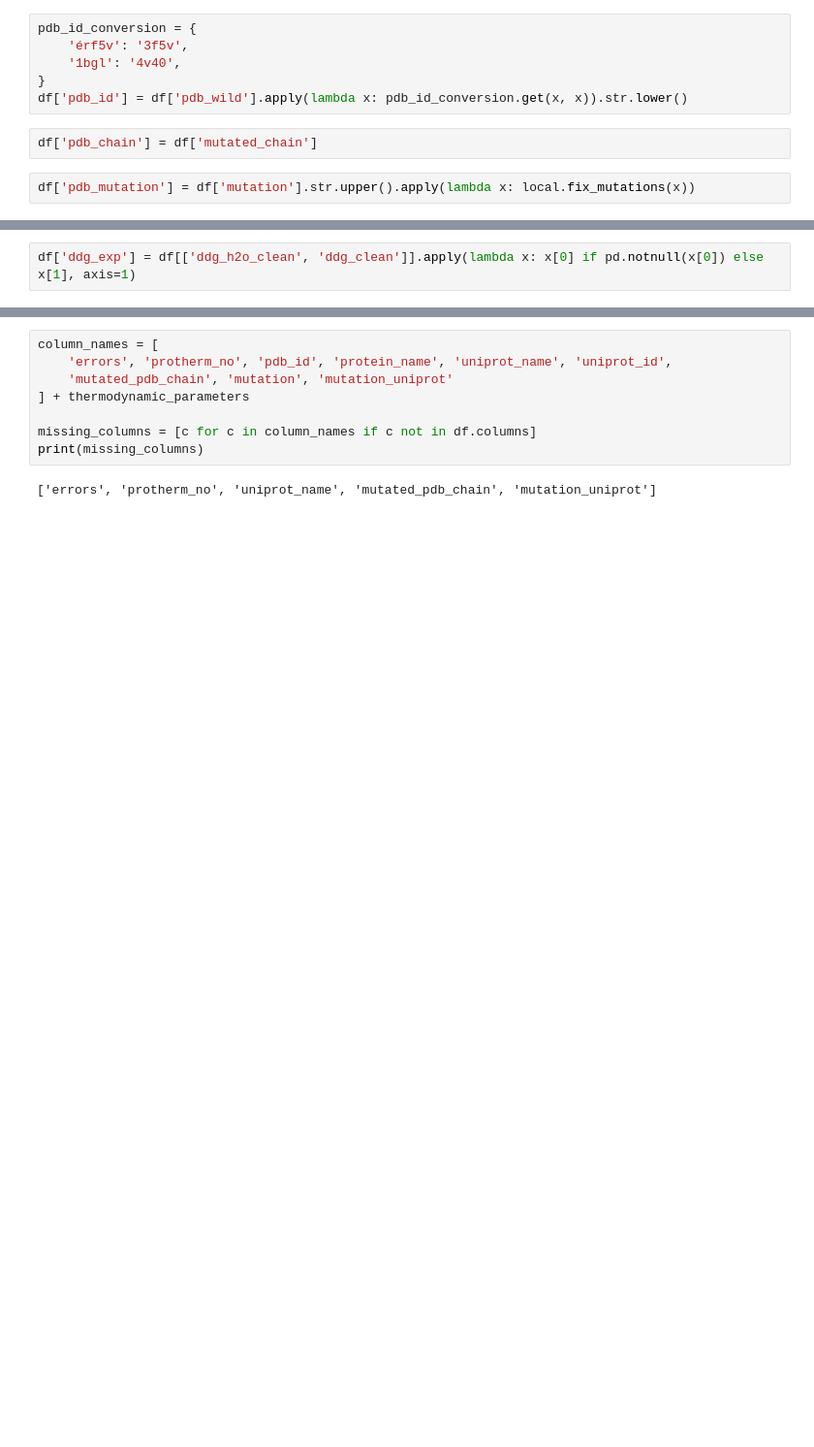
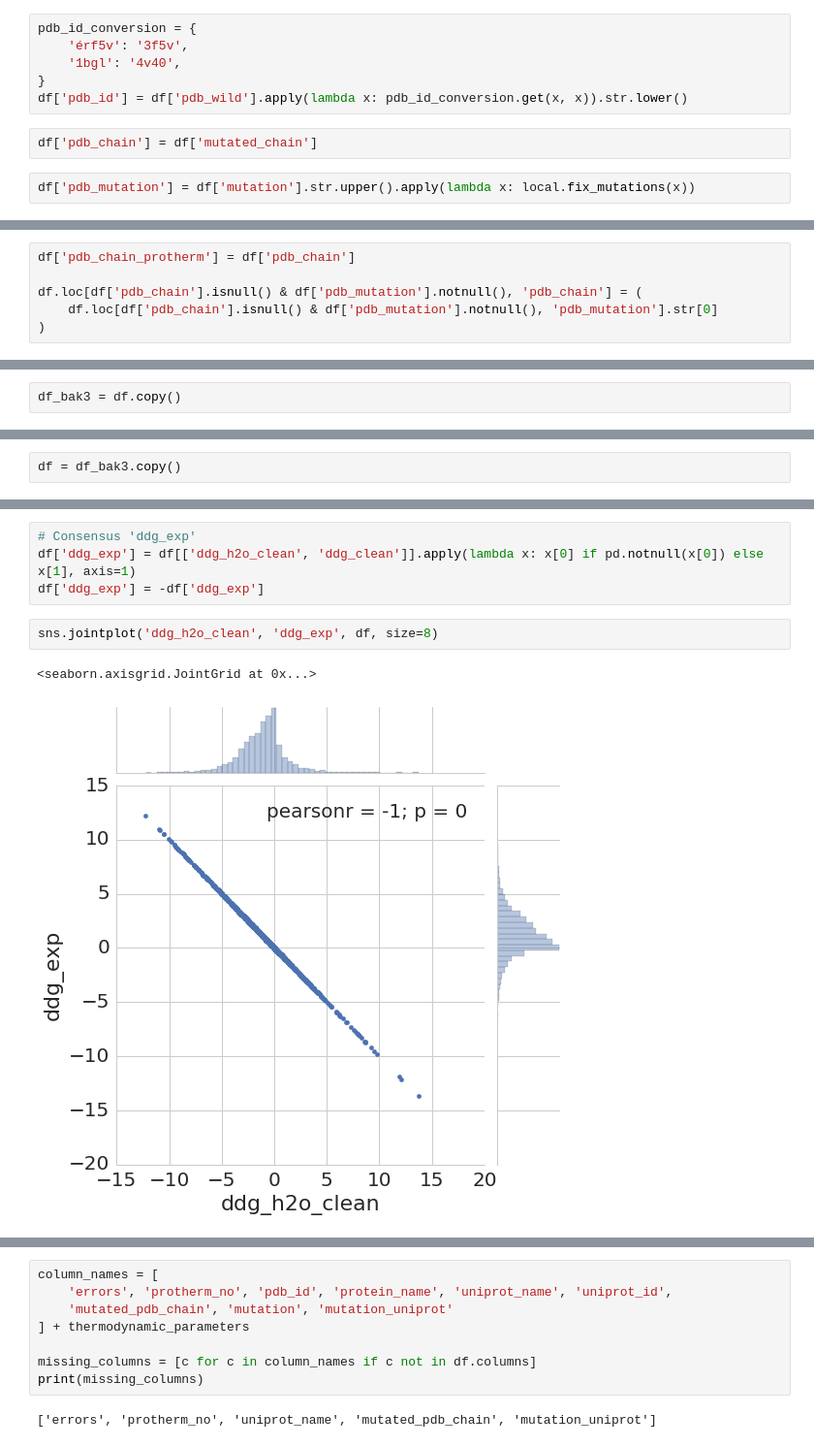
Before and after one commit to ostrokach/protein_folding_energy, a Jupyter notebook: notebooks/protherm.ipynb, the cells around one changed output, grey strips where cells are left out. Shown at 97% size. Saved outputs shown, nothing was run; the diff lists cells and outputs as text; blank space fills up the shorter version.

```diff
--- a/notebooks/protherm.ipynb
+++ b/notebooks/protherm.ipynb
@@ -245,0 +491,6 @@ df['uniprot_id'], df['uniprot_mutation'], df['pdb_chain_sifts'], df['pdb_mutatio
+# %%
+df['pdb_chain_protherm'] = df['pdb_chain']
+
+df.loc[df['pdb_chain'].isnull() & df['pdb_mutation'].notnull(), 'pdb_chain'] = (
+    df.loc[df['pdb_chain'].isnull() & df['pdb_mutation'].notnull(), 'pdb_mutation'].str[0]
+)
@@ -246 +511,3 @@ df['uniprot_id'], df['uniprot_mutation'], df['pdb_chain_sifts'], df['pdb_mutatio
+# %%
+df_bak3 = df.copy()
 # %% [markdown]
@@ -248 +515,3 @@ df['uniprot_id'], df['uniprot_mutation'], df['pdb_chain_sifts'], df['pdb_mutatio
+# %%
+df = df_bak3.copy()
 # %%
@@ -323,4 +593,11 @@ Could not convert value '55.2 (dimer)' to float because it contains a blackliste
 Could not convert value '71.8 (dimer)' to float because it contains a blacklisted character.
 Could not convert value 'n.d.' to float because it contains a blacklisted character.
 # %%
+# Consensus 'ddg_exp'
 df['ddg_exp'] = df[['ddg_h2o_clean', 'ddg_clean']].apply(lambda x: x[0] if pd.notnull(x[0]) else x[1], axis=1)
+df['ddg_exp'] = -df['ddg_exp']
+# %%
+sns.jointplot('ddg_h2o_clean', 'ddg_exp', df, size=8)
+# %% [output]
+<seaborn.axisgrid.JointGrid at 0x...>
+[figure, added]
```
Also changed, not shown: parts of 67 cells of this notebook, 19 other files.
